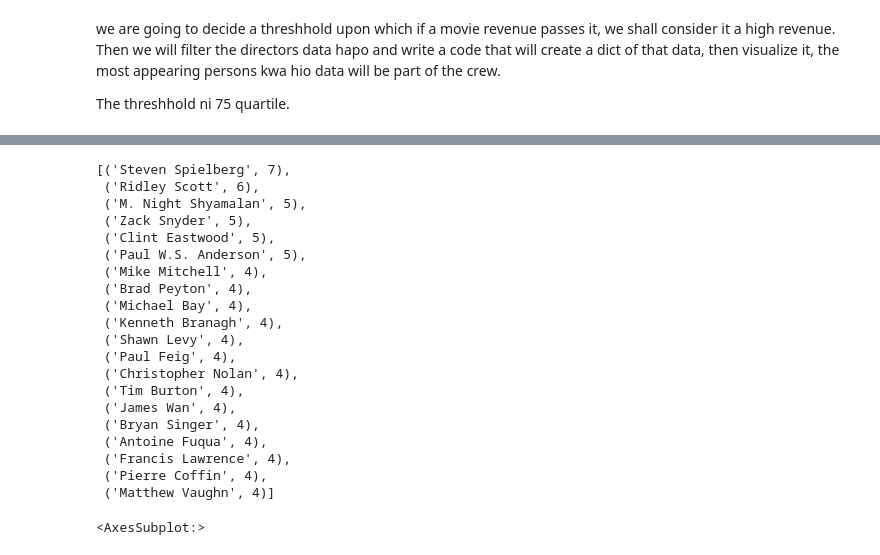
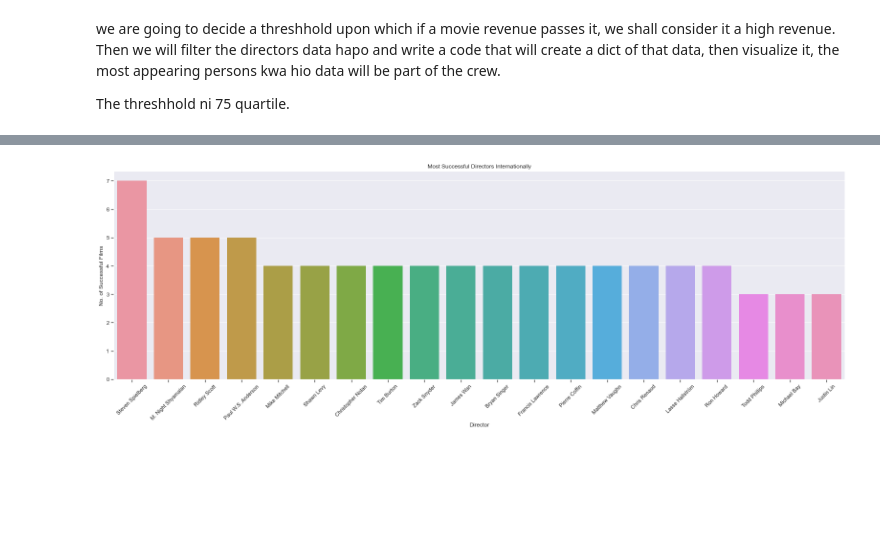
Before and after one commit to WamuyuGitz/movie-insights-project, a Jupyter notebook: vanessa.production_crew_analysis.ipynb, the cells around one changed output, grey strips where cells are left out. Cells and saved outputs as stored; diff of their text form; code cells hidden in the pictures; blank space fills up the shorter version.

```diff
--- a/vanessa.production_crew_analysis.ipynb
+++ b/vanessa.production_crew_analysis.ipynb
@@ -1358,33 +1355,25 @@ for x in q:
 director_tuple = list(directors_count.items())
 director_tuple_sorted = sorted(director_tuple, key= lambda x: x[1], reverse= True)
 
-director_tuple_sorted[:20]
+final_data = director_tuple_sorted[:20]
-# %% [output]
-[('Steven Spielberg', 7),
- ('Ridley Scott', 6),
- ('M. Night Shyamalan', 5),
- ('Zack Snyder', 5),
- ('Clint Eastwood', 5),
- ('Paul W.S. Anderson', 5),
- ('Mike Mitchell', 4),
- ('Brad Peyton', 4),
- ('Michael Bay', 4),
- ('Kenneth Branagh', 4),
- ('Shawn Levy', 4),
- ('Paul Feig', 4),
- ('Christopher Nolan', 4),
- ('Tim Burton', 4),
- ('James Wan', 4),
- ('Bryan Singer', 4),
- ('Antoine Fuqua', 4),
- ('Francis Lawrence', 4),
- ('Pierre Coffin', 4),
- ('Matthew Vaughn', 4)]
 # %%
-#plot
-count = [x[1] for x in director_tuple_sorted]
-name = [x[0] for x in director_tuple_sorted]
+# plotting most succeful directors internationally
+# Preparing data
+count = [x[1] for x in final_data]
+name = [x[0] for x in final_data]
 
-sns.barplot(x= name, y= count)
+# plotting
+fig, ax = plt.subplots(figsize= (22, 8))
+sns.barplot(x= name, y= count, ax=ax)
+
+# Setting title and labels
+ax.set_title('Most Successful Directors Internationally')
+ax.set_ylabel('No. of Successful Films')
+ax.set_xlabel('Director')
+
+# Other settings.
+plt.xticks(rotation=45)
+plt.tight_layout()
+plt.show()
 # %% [output]
-<AxesSubplot:>
+[figure, added]
```
Also changed, not shown: parts of 22 cells of this notebook.
